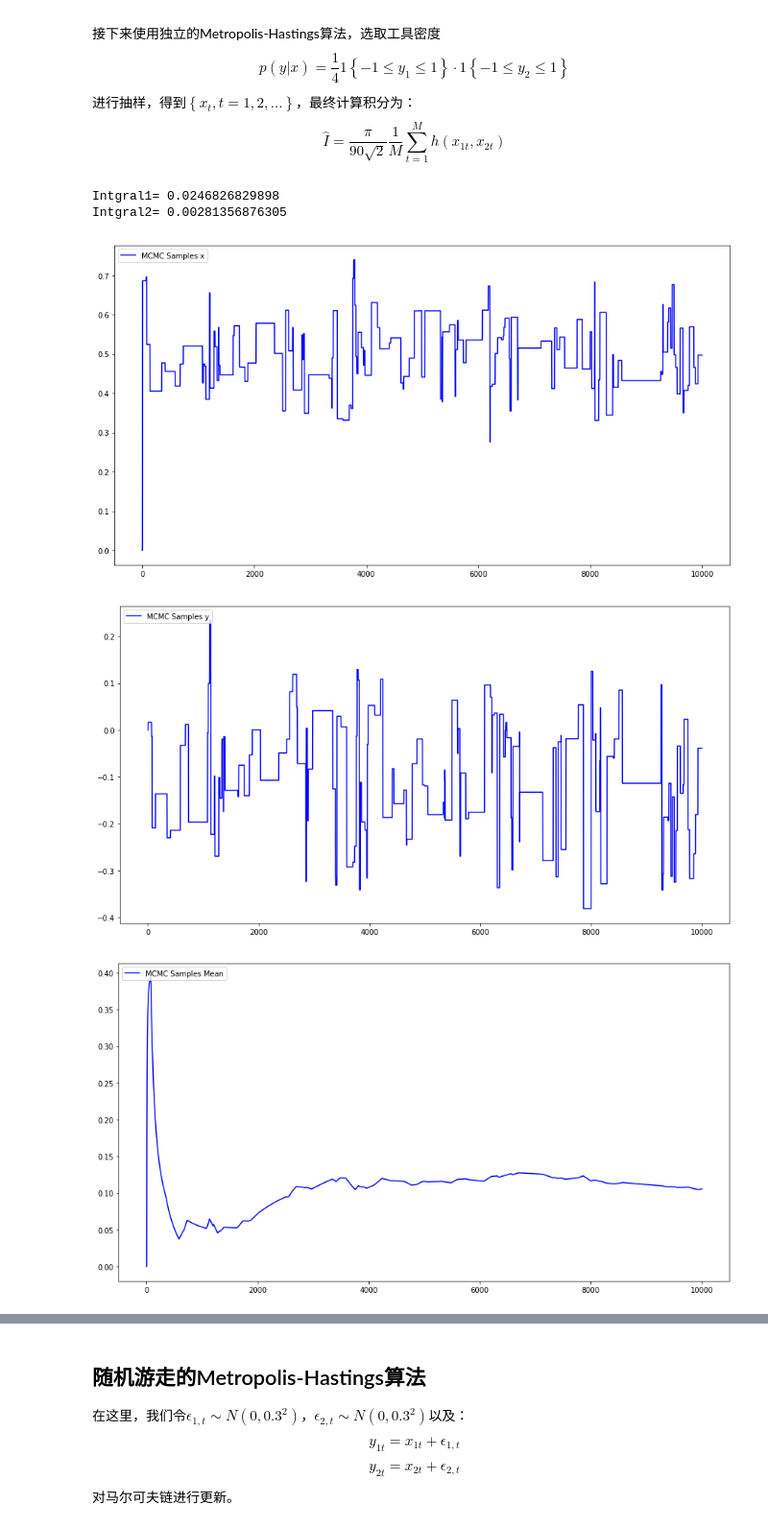
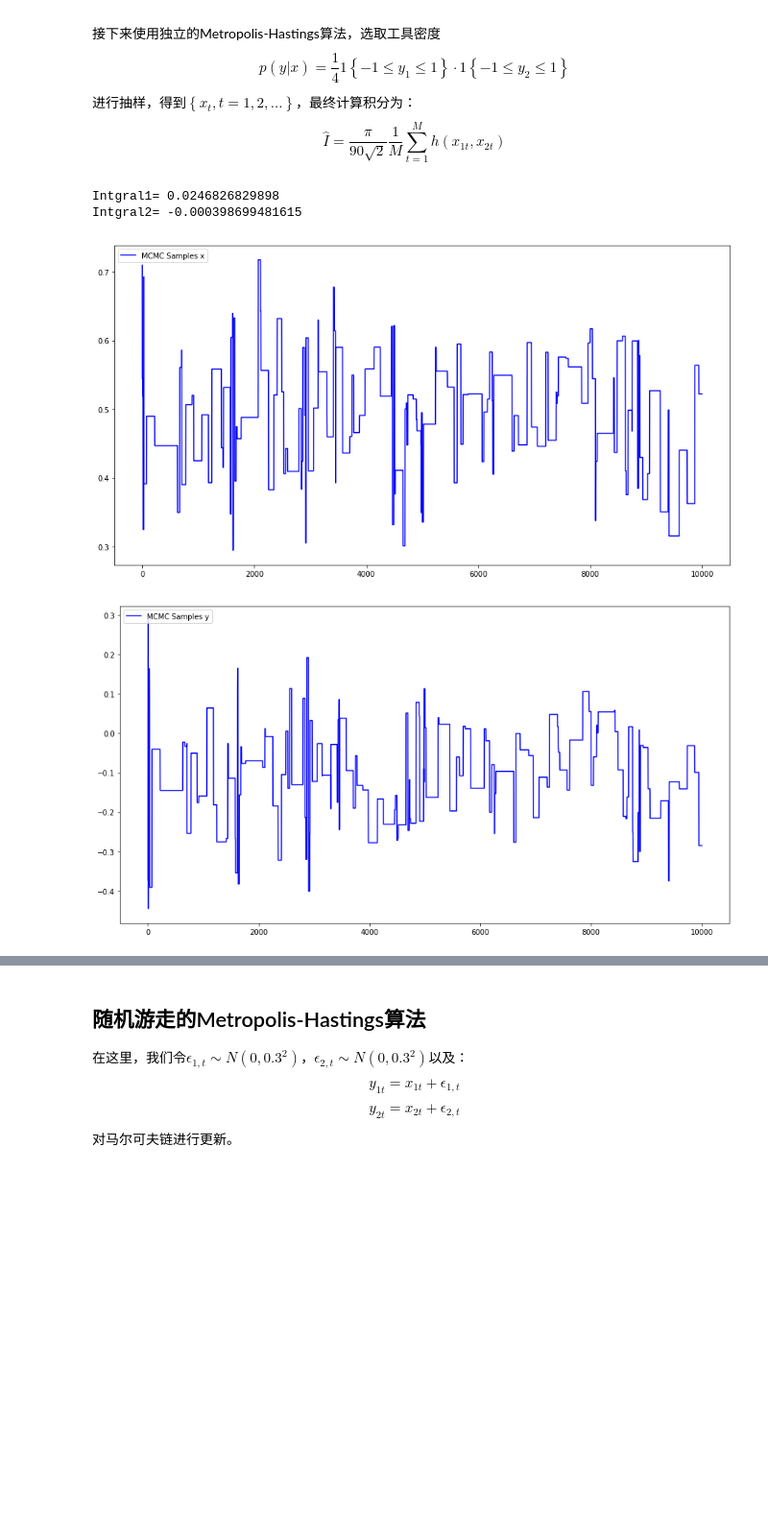
Before and after one commit to sijichun/MathStatsCode, a Jupyter notebook: notebook_python/MonteCarlo.ipynb, the cells around one changed output, grey strips where cells are left out. Shown at 96% size. Saved outputs shown, nothing was run; the diff lists cells and outputs as text; code cells hidden in the pictures; blank space fills up the shorter version.

```diff
--- a/notebook_python/MonteCarlo.ipynb
+++ b/notebook_python/MonteCarlo.ipynb
@@ -135,7 +135,7 @@ pai=lambda x: pai_cons* \
 domain=lambda x:(x[0]>=-1)*(x[1]>=-1)*(x[0]<=1)*(x[1]<=1)
 q=lambda y: 1/(2*np.pi)*np.exp(-1*y[0]**2/2-y[1]**2/2)
 h=lambda x: domain(x)
-h2=lambda x: np.sin(x[0])**2+np.log(abs(1+x[1]))
+h2=lambda x: np.sin(10*x[0])**2+np.log(abs(1+x[1]*10))
 #从均匀分布中采样
 def sample_q():
     return (nprd.normal(),nprd.normal())
@@ -153,7 +153,7 @@ def MH_independent(N_samples, pai, q, q_sampler, x0):
     for i in range(N_samples):
         y=q_sampler()
         rho=min(1,pai(y)*q(x)/(pai(x)*q(y)))
-        if nprd.uniform()<rho:
+        if nprd.uniform()<=rho:
             X.append(y)
             x=y
         else:
@@ -163,44 +163,33 @@ def MH_independent(N_samples, pai, q, q_sampler, x0):
 ## 计算积分
 x=MH_independent(M, pai, q, sample_q, (0,0))
 ## 第一个积分
 H=list(map(h,x))
 ## 取h后面80%的样本
 subH=H[int(M*0.2):]
 integral=np.pi/(90*np.sqrt(2))*np.mean(subH)
 print("Intgral1=",integral)
 ## 第二个积分
 H2=list(map(h2,x))
 subH2=H2[int(M*0.2):]
 integral2=np.pi/(90*np.sqrt(2))*np.mean(subH2)
 print("Intgral2=",integral2)
 
 ## 诊断图
 import matplotlib.pyplot as plt
 %matplotlib inline
 # 设定图像大小
 plt.rcParams['figure.figsize'] = (15.0, 8.0)
 index=[i for i in range(len(H))]
 x_x=[x[i][0] for i in range(len(H))]
 x_y=[x[i][1] for i in range(len(H))]
 plt.plot(index,x_x,label=r'MCMC Samples x',color='blue')
 plt.legend(loc='upper left', frameon=True)
 plt.show() ## 画图
 plt.plot(index,x_y,label=r'MCMC Samples y',color='blue')
 plt.legend(loc='upper left', frameon=True)
 plt.show() ## 画图
-average_H2=[np.mean(H2[:i]) for i in range(len(H)) if i!=0]
-plt.plot(index[1:],average_H2,label=r'MCMC Samples Mean',color='blue')
-plt.legend(loc='upper left', frameon=True)
-plt.show() ## 画图
-plt.acorr(x_x,label=r'Auto corr of x',color='blue', maxlags=30)
-plt.legend(loc='upper left', frameon=True)
-plt.show() ## 画图
-plt.acorr(x_y,label=r'Auto corr of y',color='blue', maxlags=30)
-plt.legend(loc='upper left', frameon=True)
-plt.show() ## 画图
 # %% [output]
 Intgral1= 0.0246826829898
-Intgral2= 0.00281356876305
+Intgral2= -0.000398699481615
-[figure, old version]
+[figure, new version]
-[figure, old version]
+[figure, new version]
-[figure, removed]
```
Also changed, not shown: parts of 21 cells of this notebook, 3 other files.
